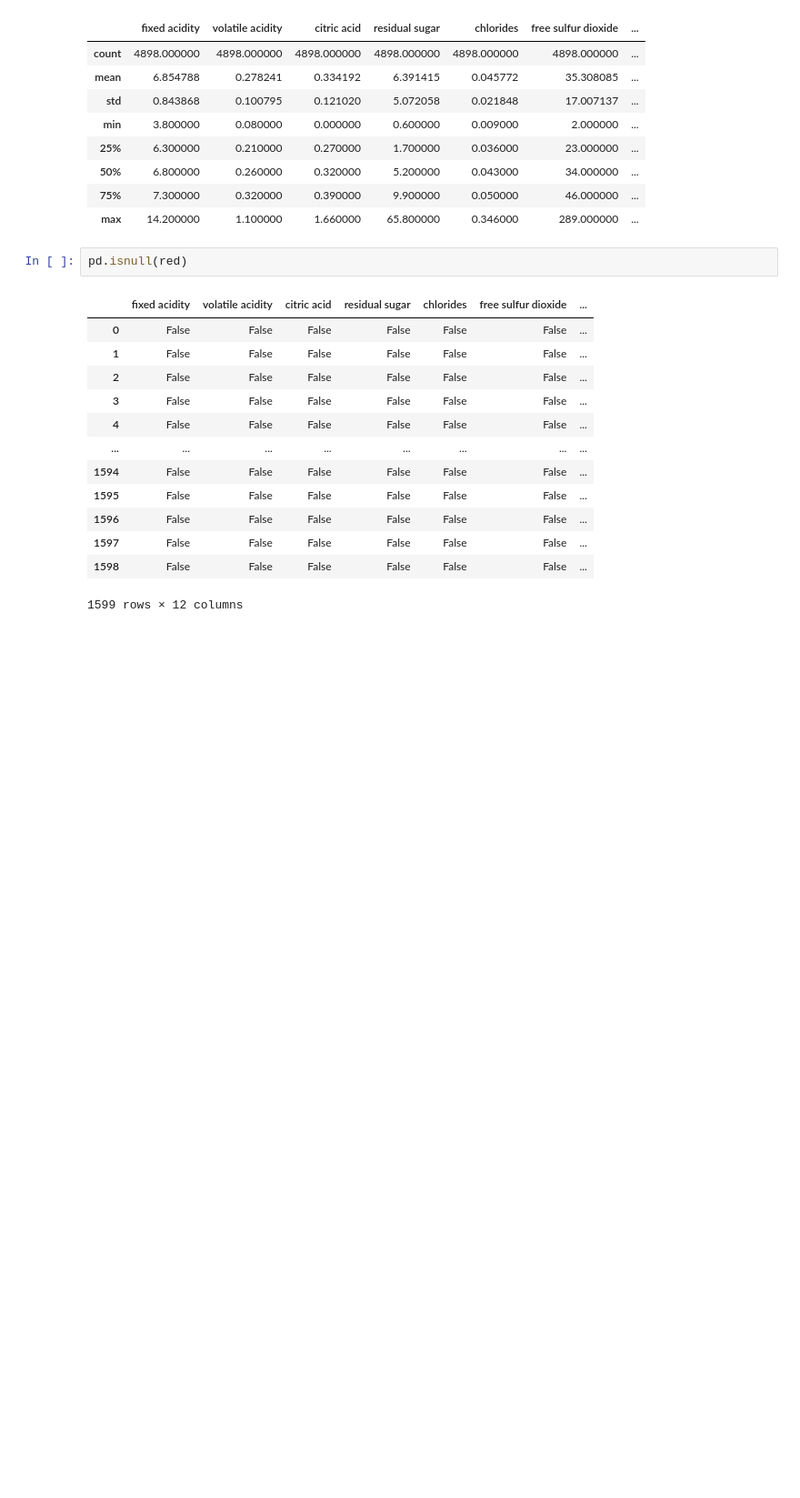
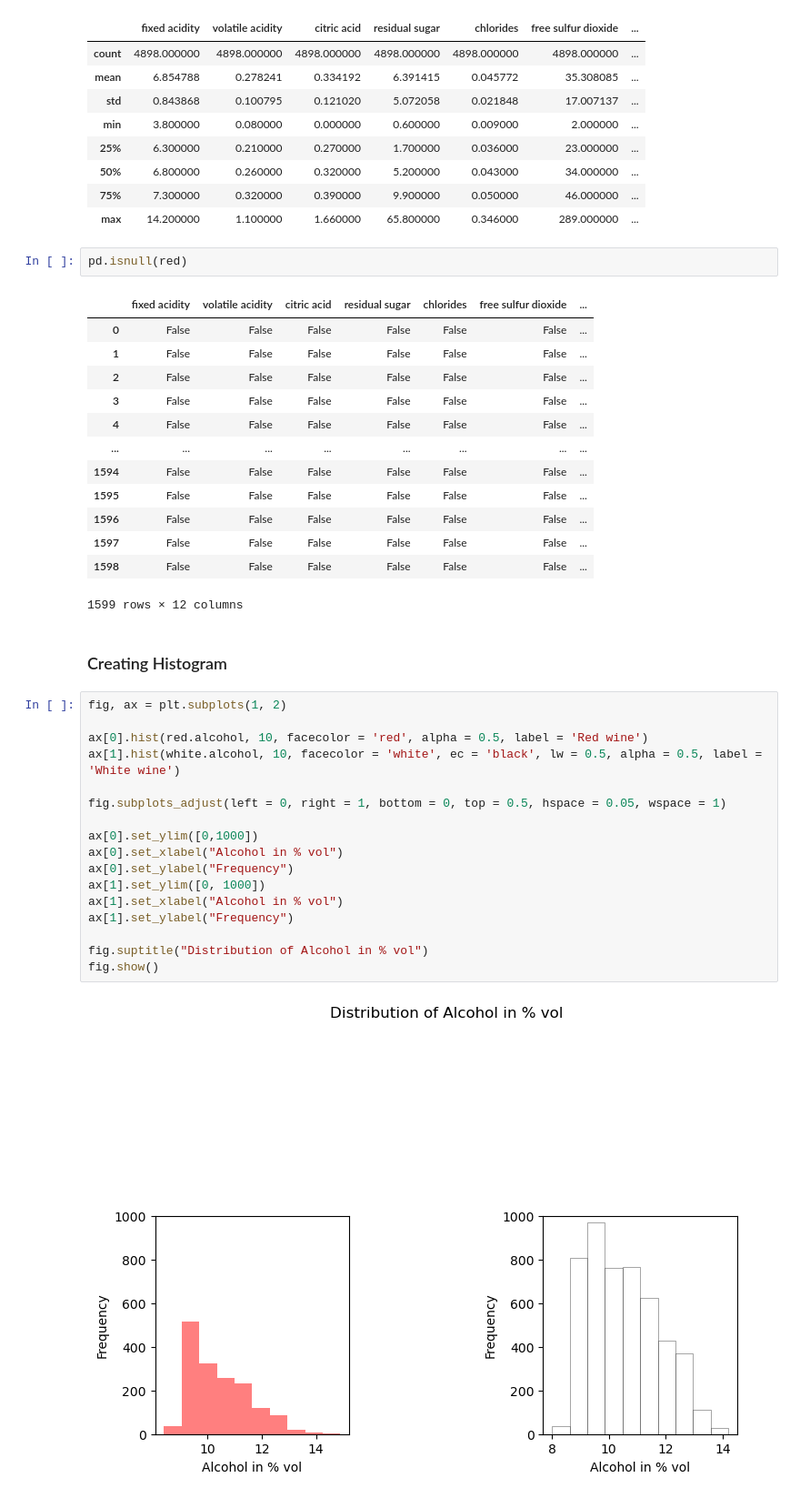
Before and after one commit to Bharadwaj-AP/AIML_Weekly_Project_Repo, a Jupyter notebook: Week-3/Prediction of Wine type using Deep Learning/Week-3_Prediction_of_Wine_type_using_Deep_Learning.ipynb, the cells around one changed output. Shown at 91% size. Cells and saved outputs as stored; diff of their text form; blank space fills up the shorter version.

Commit message:
Creating the Histogram

```diff
--- a/Week-3/Prediction of Wine type using Deep Learning/Week-3_Prediction_of_Wine_type_using_Deep_Learning.ipynb
+++ b/Week-3/Prediction of Wine type using Deep Learning/Week-3_Prediction_of_Wine_type_using_Deep_Learning.ipynb
@@ -85,3 +85,24 @@ pd.isnull(red)
 | 1597 | False | False | False | False | False | False | ... |
 | 1598 | False | False | False | False | False | False | ... |
 1599 rows × 12 columns
+# %% [markdown]
+### Creating Histogram
+# %%
+fig, ax = plt.subplots(1, 2)
+
+ax[0].hist(red.alcohol, 10, facecolor = 'red', alpha = 0.5, label = 'Red wine')
+ax[1].hist(white.alcohol, 10, facecolor = 'white', ec = 'black', lw = 0.5, alpha = 0.5, label = 'White wine')
+
+fig.subplots_adjust(left = 0, right = 1, bottom = 0, top = 0.5, hspace = 0.05, wspace = 1)
+
+ax[0].set_ylim([0,1000])
+ax[0].set_xlabel("Alcohol in % vol")
+ax[0].set_ylabel("Frequency")
+ax[1].set_ylim([0, 1000])
+ax[1].set_xlabel("Alcohol in % vol")
+ax[1].set_ylabel("Frequency")
+
+fig.suptitle("Distribution of Alcohol in % vol")
+fig.show()
+# %% [output]
+[figure, added]
```
